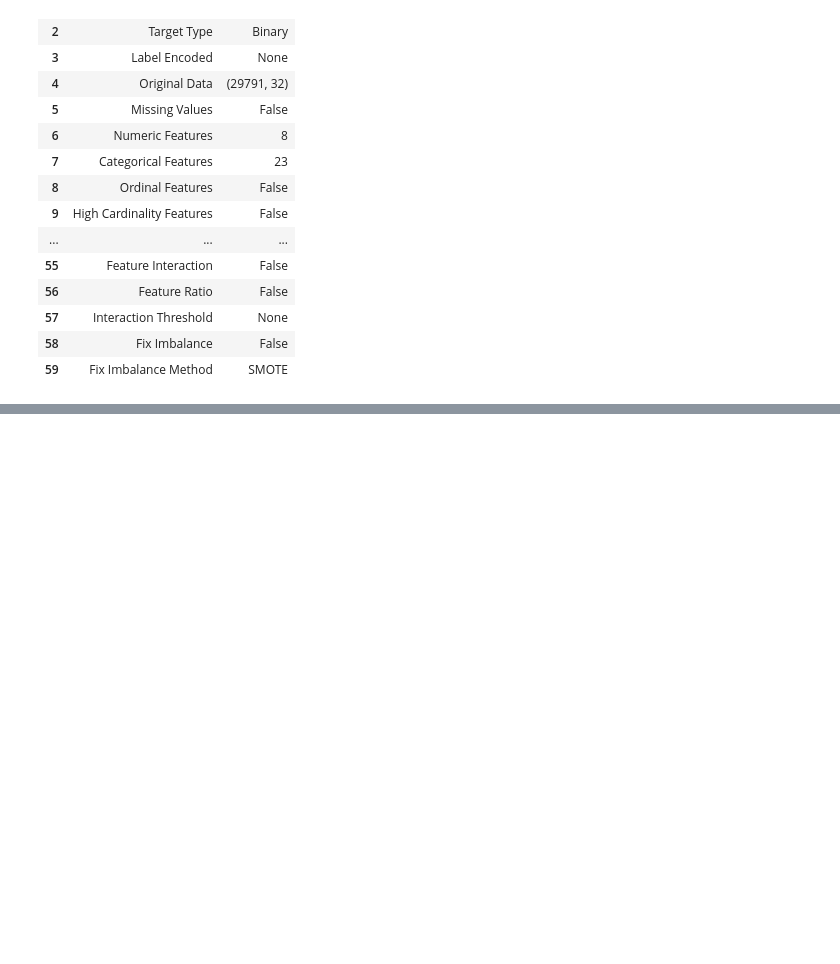
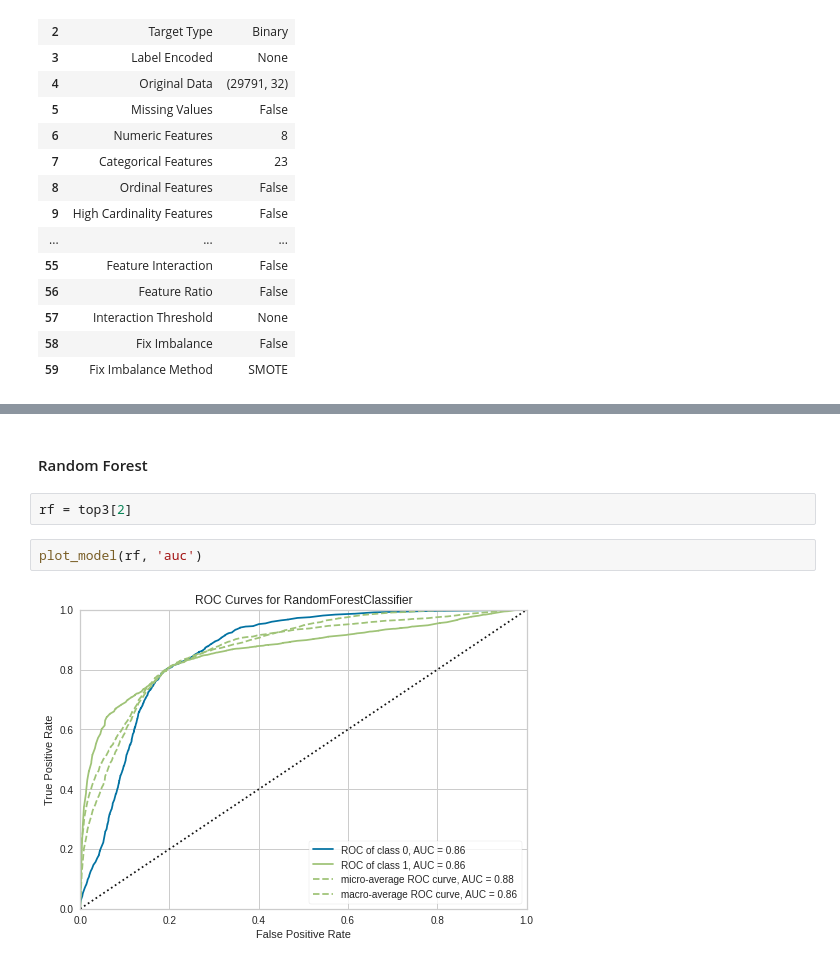
Before and after one commit to isotopi/Android_Permission, a Jupyter notebook: notebooks/android_permission.ipynb, the cells around one changed output, grey strips where cells are left out. Drawn from its saved outputs; the diff is of its cells as text; blank space fills up the shorter version.

```diff
--- a/notebooks/android_permission.ipynb
+++ b/notebooks/android_permission.ipynb
@@ -325,0 +266,8 @@ calibrated_dt = calibrate_model(dt)
+# %% [markdown]
+#### Random Forest
+# %%
+rf = top3[2]
+# %%
+plot_model(rf, 'auc')
+# %% [output]
+[figure, added]
```
Also changed, not shown: parts of 68 cells of this notebook.
